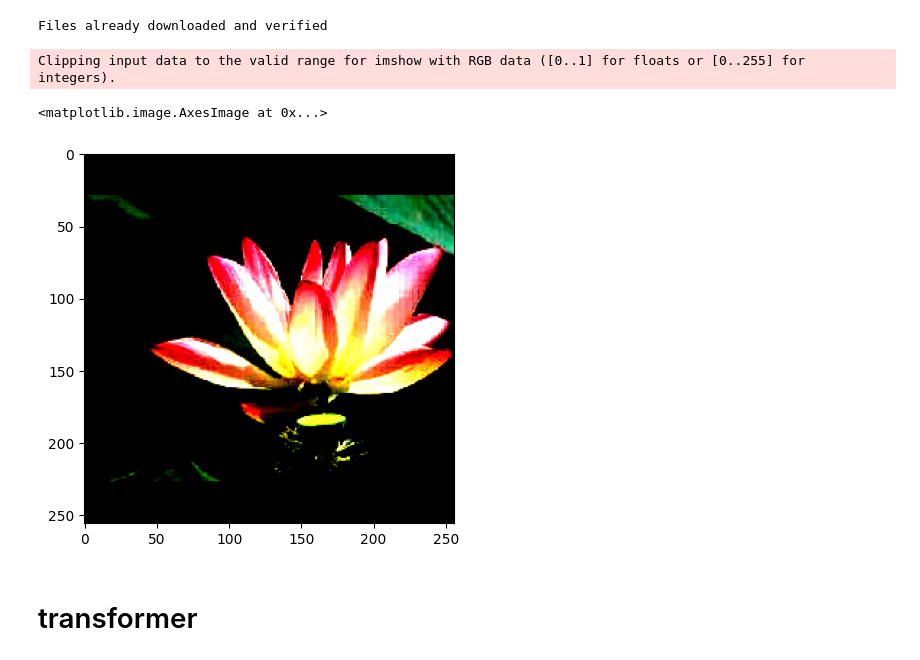
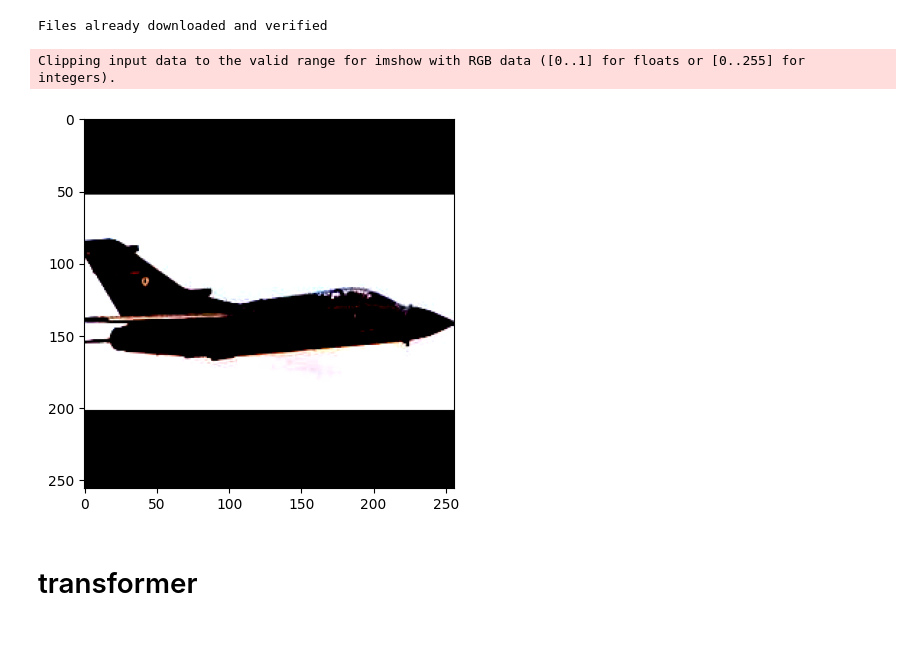
Before and after one commit to michaelweihaosong/vit_efficient_transformer, a Jupyter notebook: vit_efficient_transformer.ipynb, the cells around one changed output. Drawn from its saved outputs; the diff is of its cells as text; code cells hidden in the pictures.

```diff
--- a/vit_efficient_transformer.ipynb
+++ b/vit_efficient_transformer.ipynb
@@ -103,11 +103,11 @@ Files already downloaded and verified
 # %%
 import matplotlib.pyplot as plt
 # %%
-plt.imshow(dataset1[0][0].permute(1, 2, 0))
+plt.imshow(dataset1[4][0].permute(1, 2, 0))
+img = dataset1[4][0].reshape(1, 3, 256, 256)
 # %% [output]
 Clipping input data to the valid range for imshow with RGB data ([0..1] for floats or [0..255] for integers).
-<matplotlib.image.AxesImage at 0x...>
-[figure, old version]
+[figure, new version]
 # %%
 from einops import rearrange, repeat
 from einops.layers.torch import Rearrange
```
Also changed, not shown: parts of 11 cells of this notebook, 1 other file.
